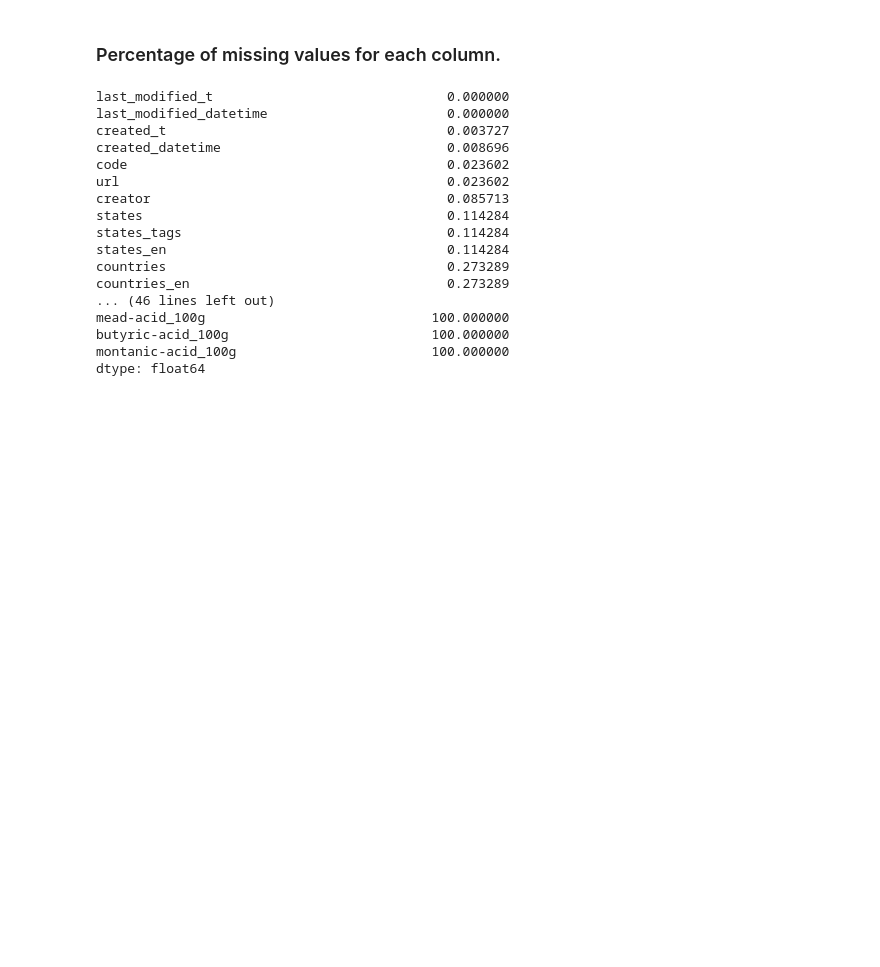
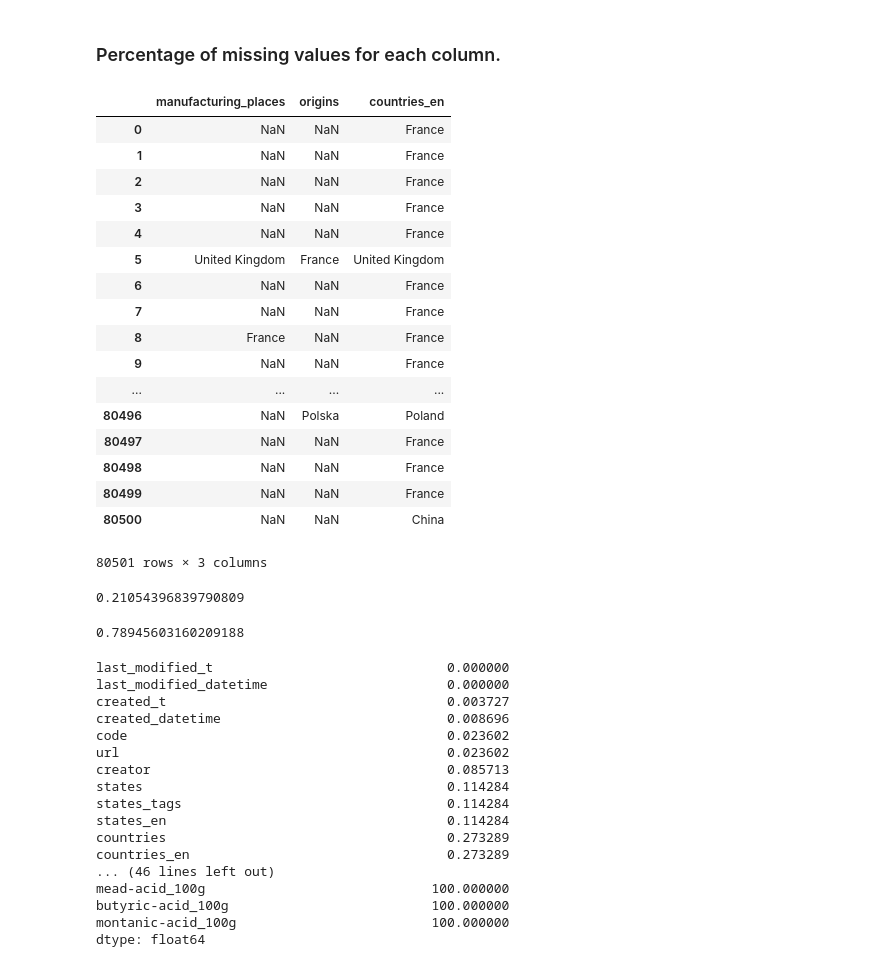
Before and after one commit to GuillaumeMohr/worldfood-datavis, a Jupyter notebook: preliminary_inspection.ipynb, the cells around one changed output. Cells and saved outputs as stored; diff of their text form; code cells hidden in the pictures; blank space fills up the shorter version.

```diff
--- a/preliminary_inspection.ipynb
+++ b/preliminary_inspection.ipynb
@@ -73,6 +78,35 @@ data[["countries", "manufacturing_places"]].groupby('countries').count().sort_va
 788 rows × 1 columns
 # %% [markdown]
 ### Percentage of missing values for each column.
+# %%
+data[['manufacturing_places', 'origins', 'countries_en']]
+# %% [output]
+|  | manufacturing_places | origins | countries_en |
+| 0 | NaN | NaN | France |
+| 1 | NaN | NaN | France |
+| 2 | NaN | NaN | France |
+| 3 | NaN | NaN | France |
+| 4 | NaN | NaN | France |
+| 5 | United Kingdom | France | United Kingdom |
+| 6 | NaN | NaN | France |
+| 7 | NaN | NaN | France |
+| 8 | France | NaN | France |
+| 9 | NaN | NaN | France |
+| ... | ... | ... | ... |
+| 80496 | NaN | Polska | Poland |
+| 80497 | NaN | NaN | France |
+| 80498 | NaN | NaN | France |
+| 80499 | NaN | NaN | France |
+| 80500 | NaN | NaN | China |
+80501 rows × 3 columns
+# %%
+data.origins.count() / data.origins.shape[0]
+# %% [output]
+0.21054396839790809
+# %%
+data.origins.isnull().sum() / data.origins.shape[0]
+# %% [output]
+0.78945603160209188
 # %%
 (data.isnull().mean().sort_values() * 100)
 # %% [output]
```
Also changed, not shown: parts of 12 cells of this notebook, 2 other files.
